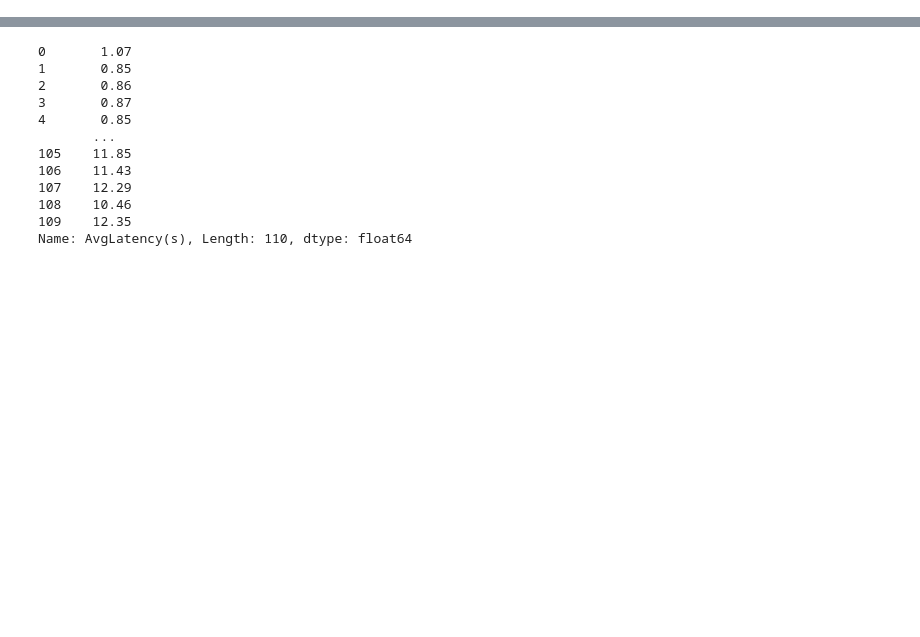
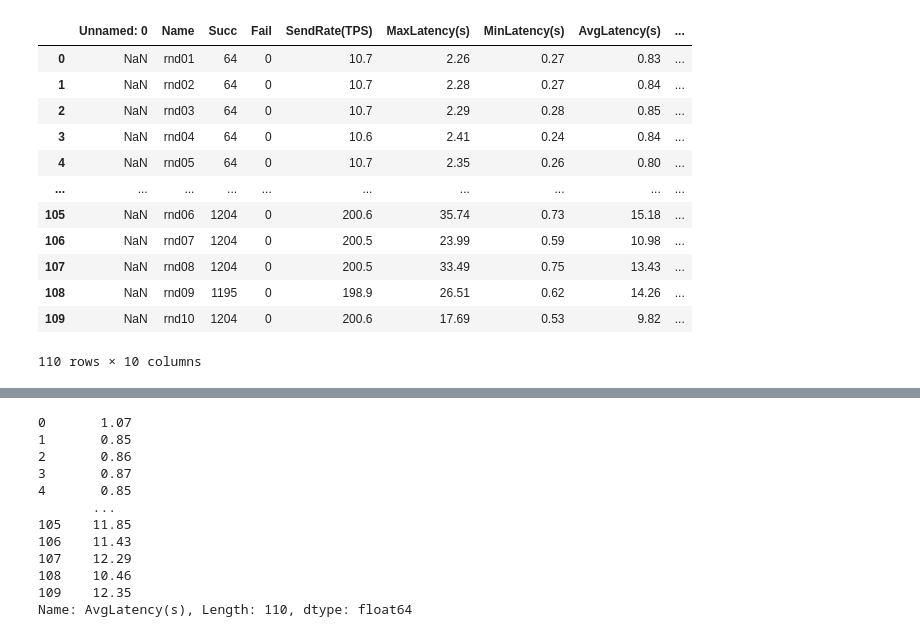
Before and after one commit to LABPAAD/blockchain_performance, a Jupyter notebook: notebooks/analises_med_latencia_e_vazao_por_rounds.ipynb, the cells around one changed output, grey strips where cells are left out. Drawn from its saved outputs; the diff is of its cells as text; code cells hidden in the pictures; blank space fills up the shorter version.

```diff
--- a/notebooks/analises_med_latencia_e_vazao_por_rounds.ipynb
+++ b/notebooks/analises_med_latencia_e_vazao_por_rounds.ipynb
@@ -17,6 +17,21 @@ formatarq('exp_cluster2.txt','cluster2.txt')
 # %%
 cl1 = pd.read_csv('cluster1.txt')
 cl2 = pd.read_csv('cluster2.txt')
+cl1
+# %% [output]
+|  | Unnamed: 0 | Name | Succ | Fail | SendRate(TPS) | MaxLatency(s) | MinLatency(s) | AvgLatency(s) | ... |
+| 0 | NaN | rnd01 | 64 | 0 | 10.7 | 2.26 | 0.27 | 0.83 | ... |
+| 1 | NaN | rnd02 | 64 | 0 | 10.7 | 2.28 | 0.27 | 0.84 | ... |
+| 2 | NaN | rnd03 | 64 | 0 | 10.7 | 2.29 | 0.28 | 0.85 | ... |
+| 3 | NaN | rnd04 | 64 | 0 | 10.6 | 2.41 | 0.24 | 0.84 | ... |
+| 4 | NaN | rnd05 | 64 | 0 | 10.7 | 2.35 | 0.26 | 0.80 | ... |
+| ... | ... | ... | ... | ... | ... | ... | ... | ... | ... |
+| 105 | NaN | rnd06 | 1204 | 0 | 200.6 | 35.74 | 0.73 | 15.18 | ... |
+| 106 | NaN | rnd07 | 1204 | 0 | 200.5 | 23.99 | 0.59 | 10.98 | ... |
+| 107 | NaN | rnd08 | 1204 | 0 | 200.5 | 33.49 | 0.75 | 13.43 | ... |
+| 108 | NaN | rnd09 | 1195 | 0 | 198.9 | 26.51 | 0.62 | 14.26 | ... |
+| 109 | NaN | rnd10 | 1204 | 0 | 200.6 | 17.69 | 0.53 | 9.82 | ... |
+110 rows × 10 columns
 # %%
 print(cl1['AvgLatency(s)'])
 # %% [output]
```
Also changed, not shown: parts of 11 cells of this notebook, 2 other files.
